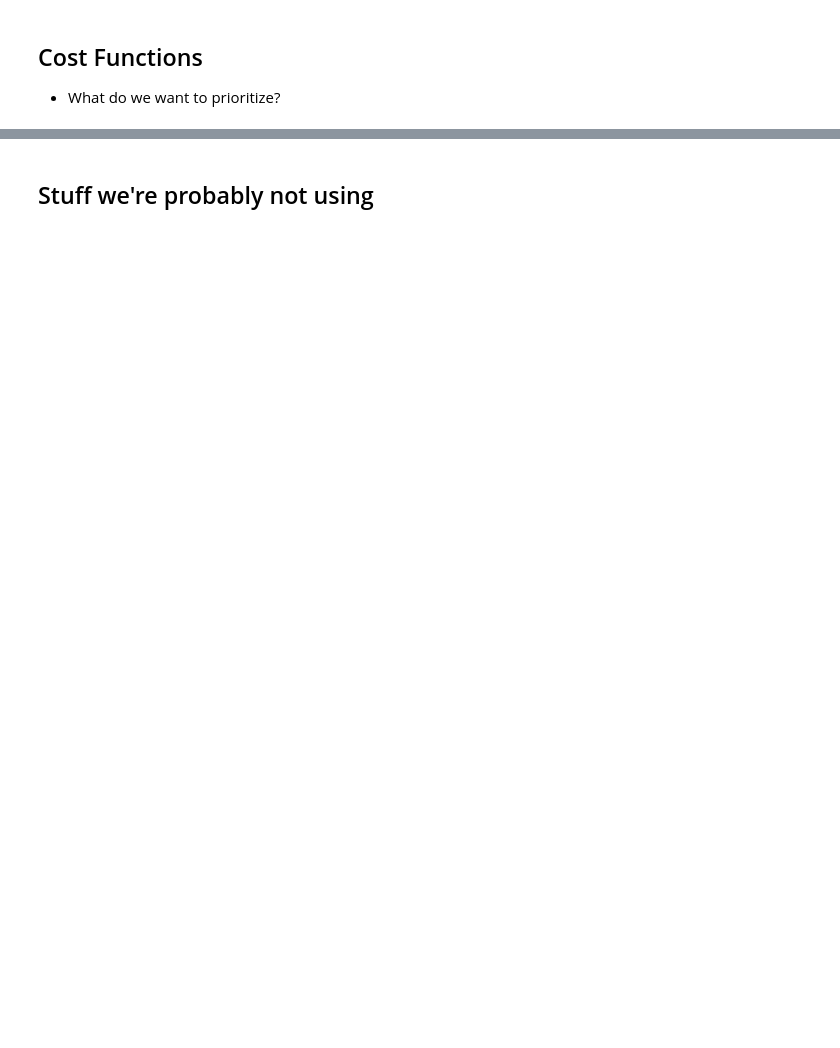
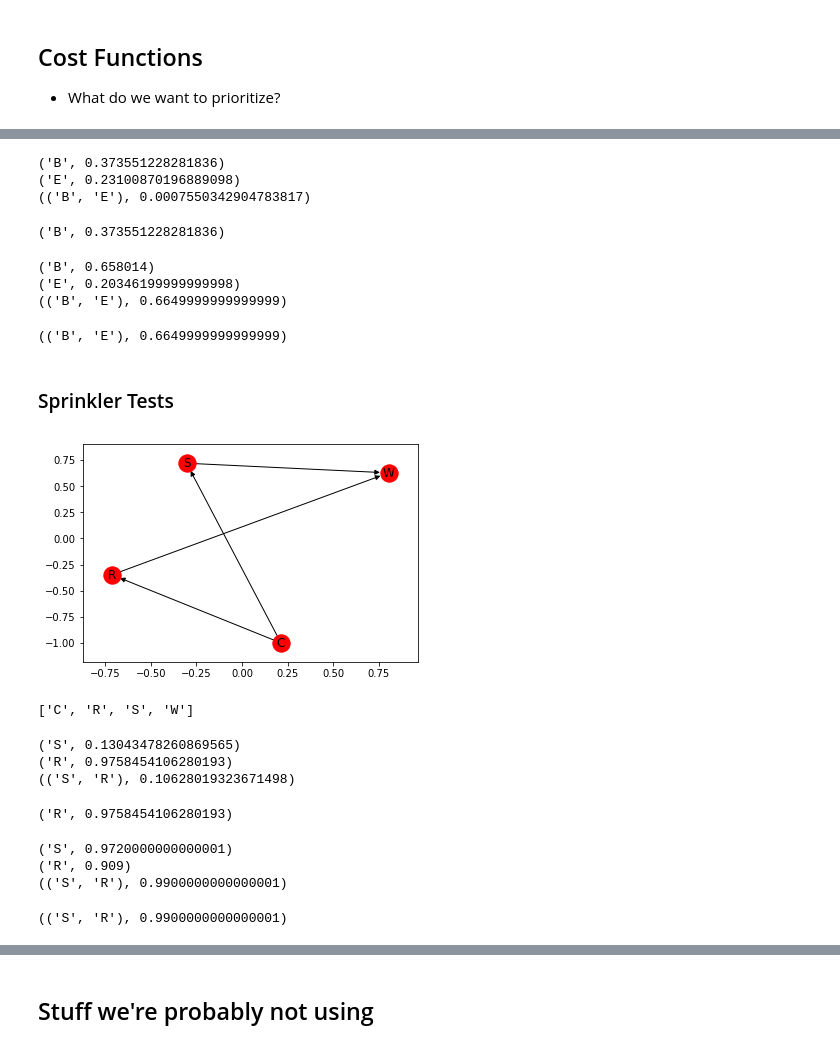
Before and after one commit to nico-espinosadice/abductive-theory, a Jupyter notebook: hyp-functionality.ipynb, the cells around one changed output, grey strips where cells are left out. Saved outputs shown, nothing was run; the diff lists cells and outputs as text; code cells hidden in the pictures; blank space fills up the shorter version.

```diff
--- a/hyp-functionality.ipynb
+++ b/hyp-functionality.ipynb
@@ -198,0 +217,28 @@ findBestExplanation(dg, ['M'])
+# %%
+findBestExplanation(bdg, ['M', 'A'], [])
+# %% [output]
+('B', 0.373551228281836)
+('E', 0.23100870196889098)
+(('B', 'E'), 0.0007550342904783817)
+('B', 0.373551228281836)
+# %%
+findBestExplanation(bdg, ['M', 'A'], [], flipped=True)
+# %% [output]
+('B', 0.658014)
+('E', 0.20346199999999998)
+(('B', 'E'), 0.6649999999999999)
+(('B', 'E'), 0.6649999999999999)
+# %% [markdown]
+### Sprinkler Tests
+# %%
+# make the graph
+sdg = nx.DiGraph()
+sdg.add_nodes_from(['C', 'S', 'R', 'W'])
+sdg.add_weighted_edges_from([('C','S', 0),('C','R', 0),('S', 'W', 0),('R','W', 0)])
+nx.draw_networkx(sdg)
+# %% [output]
+[figure, added]
+# %%
+sorted(list(sdg.nodes()))
+# %% [output]
+['C', 'R', 'S', 'W']
@@ -198,0 +275,17 @@ findBestExplanation(dg, ['M'])
+# %%
+# calculate the total marginal probability (both ways)
+# hyp | obs
+findBestExplanation(sdg, ['W'], ['C'])
+# %% [output]
+('S', 0.13043478260869565)
+('R', 0.9758454106280193)
+(('S', 'R'), 0.10628019323671498)
+('R', 0.9758454106280193)
+# %%
+# obs | hyp
+findBestExplanation(sdg, ['W'], ['C'], flipped=True)
+# %% [output]
+('S', 0.9720000000000001)
+('R', 0.909)
+(('S', 'R'), 0.9900000000000001)
+(('S', 'R'), 0.9900000000000001)
```
Also changed, not shown: parts of 28 cells of this notebook.
